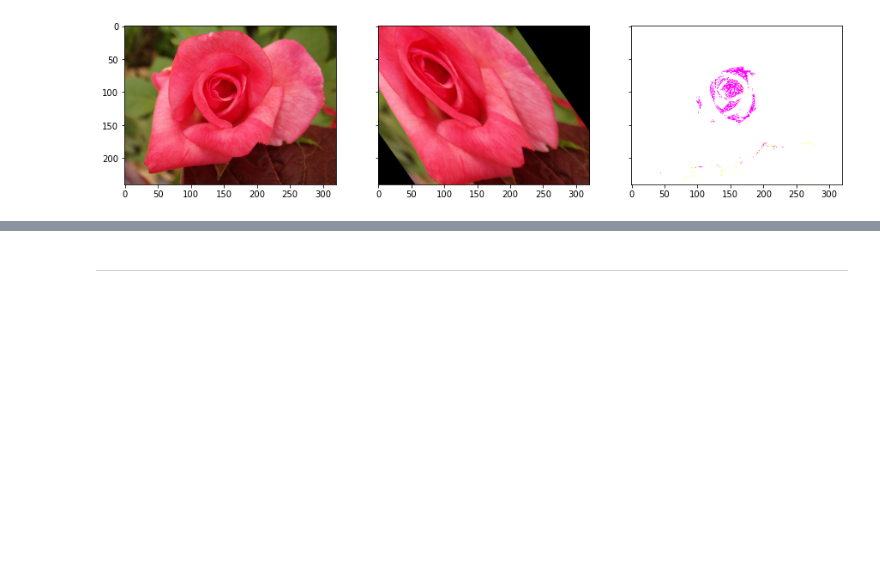
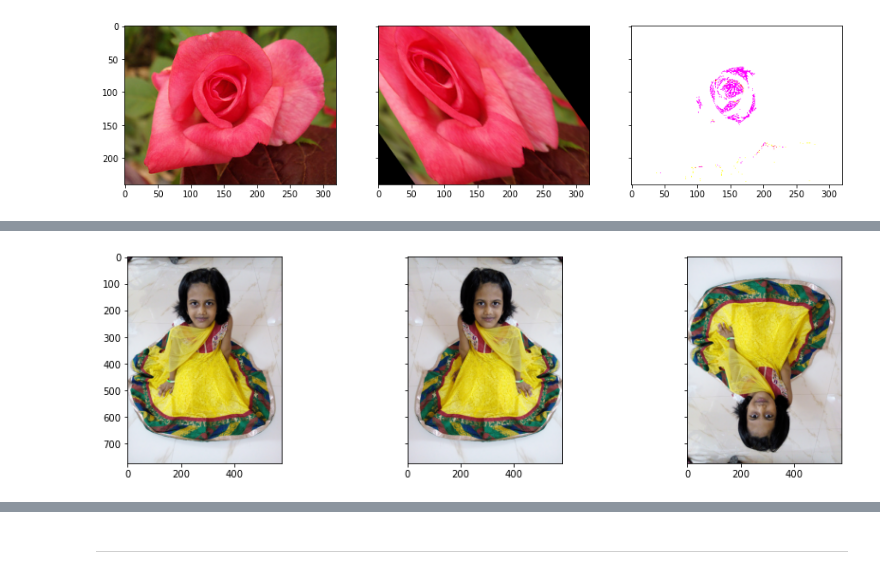
Before and after one commit to srinirama/Convolutional-Neural-Network-Industry-Applications, a Jupyter notebook: Using-CNNs-with-Flowers-Images/Working_With_Flower_Images.ipynb, the cells around one changed output, grey strips where cells are left out. Saved outputs shown, nothing was run; the diff lists cells and outputs as text; code cells hidden in the pictures; blank space fills up the shorter version.

```diff
--- a/Using-CNNs-with-Flowers-Images/Working_With_Flower_Images.ipynb
+++ b/Using-CNNs-with-Flowers-Images/Working_With_Flower_Images.ipynb
@@ -415,0 +434,10 @@ Clipping input data to the valid range for imshow with RGB data ([0..1] for floa
+# %%
+from skimage import transform
+
+# flip left-right, up-down
+poornima_image_flipr = np.fliplr(poornima_image)
+poornima_image_flipud = np.flipud(poornima_image)
+
+plot_image([poornima_image, poornima_image_flipr, poornima_image_flipud])
+# %% [output]
+[figure, added]
```
Also changed, not shown: parts of 14 cells of this notebook.
